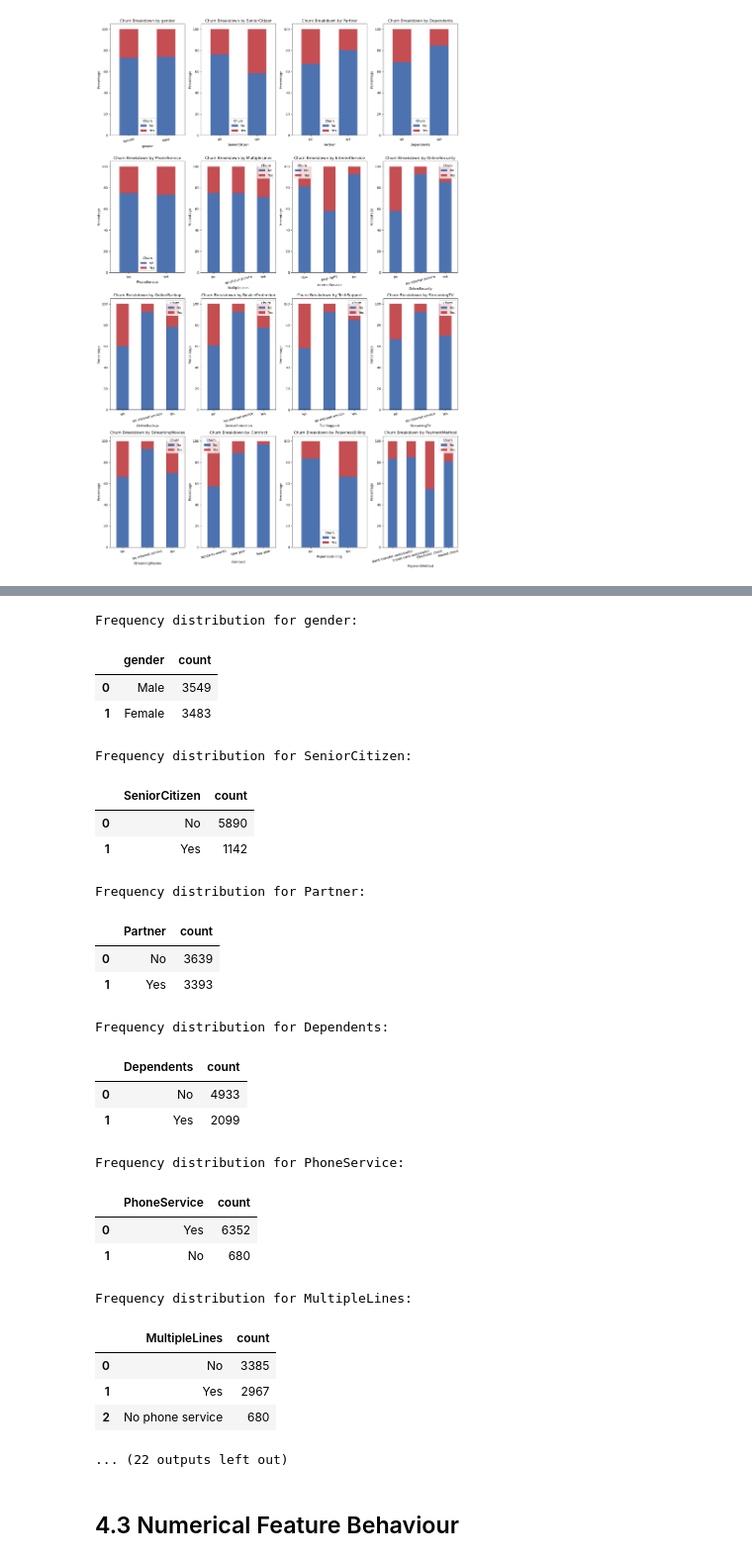
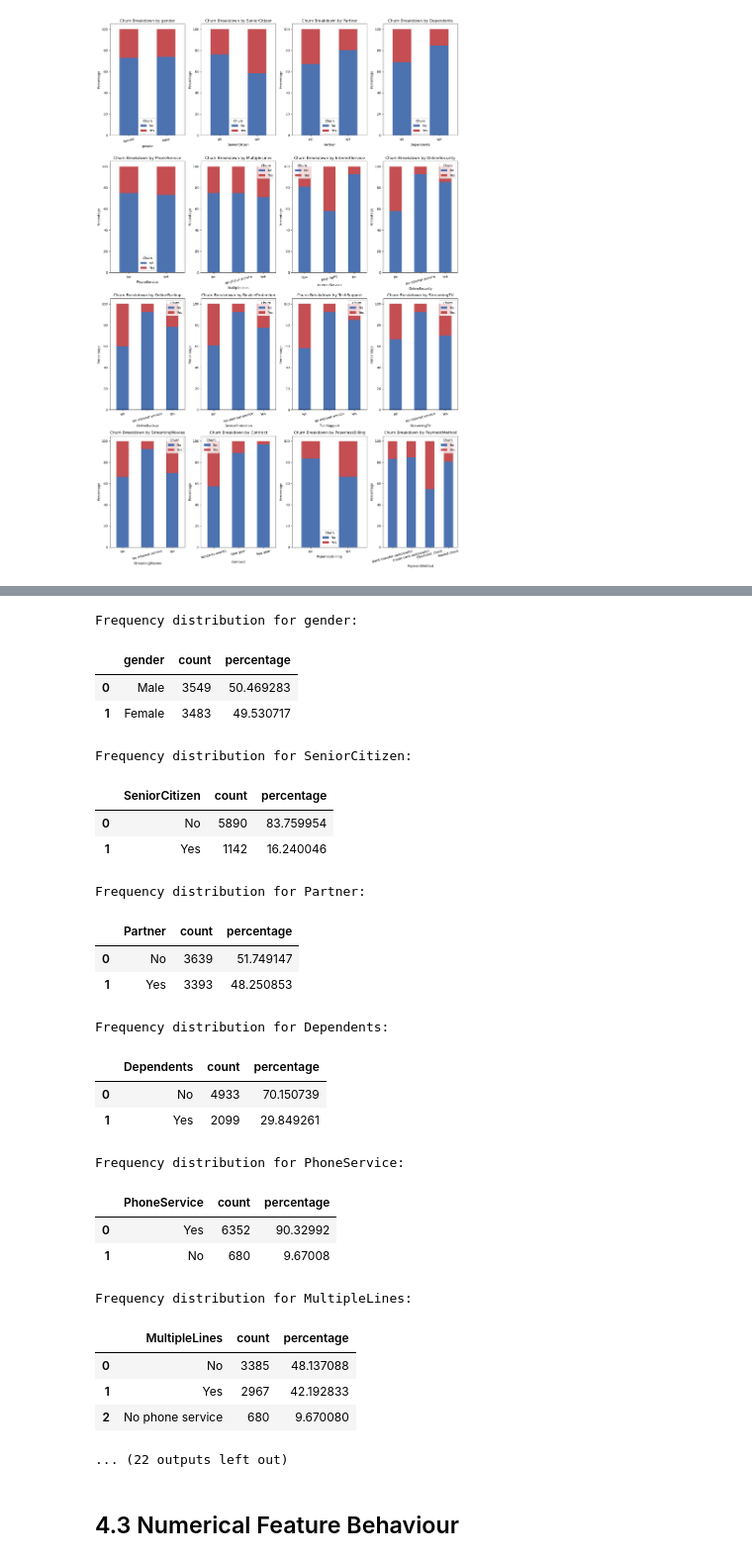
Before and after one commit to raymakoko/Customer-Churning-Prediction, a Jupyter notebook: notebook.ipynb, the cells around one changed output, grey strips where cells are left out. Shown at 99% size. Cells and saved outputs as stored; diff of their text form; code cells hidden in the pictures.

```diff
--- a/notebook.ipynb
+++ b/notebook.ipynb
@@ -300,3 +300,17 @@ plt.tight_layout()
 plt.show()
 # %% [output]
 [figure]
+# %%
+# Loop and calculate percentages
+for col in categorical_cols:
+    print(f"--- Churn Breakdown by {col} ---")
+    percentages = (
+        df.groupby(col)['Churn']
+        .value_counts(normalize=True)
+        .mul(100)
+        .round(2)                     # Rounds to 2 decimal places for neatness
+        .rename('Percentage')
+        .to_frame()                   # Converts to DataFrame for better formatting
+    )
+    display(percentages)
+    print("\n")                       # Adds a blank line between tables
@@ -303,33 +395,36 @@ plt.show()
 # %%
 for col in categorical_cols:
     print(f"\nFrequency distribution for {col}:")
-    display(df[col].value_counts().reset_index().sort_values(by='count', ascending=False))
+    # as percentage of total
+    freq_dist = df[col].value_counts().reset_index()
+    freq_dist['percentage'] = (freq_dist['count'] / freq_dist['count'].sum()) * 100
+    display(freq_dist.sort_values(by='count', ascending=False))
 # %% [output]
 Frequency distribution for gender:
-|  | gender | count |
-| 0 | Male | 3549 |
-| 1 | Female | 3483 |
+|  | gender | count | percentage |
+| 0 | Male | 3549 | 50.469283 |
+| 1 | Female | 3483 | 49.530717 |
 Frequency distribution for SeniorCitizen:
-|  | SeniorCitizen | count |
-| 0 | No | 5890 |
-| 1 | Yes | 1142 |
+|  | SeniorCitizen | count | percentage |
+| 0 | No | 5890 | 83.759954 |
+| 1 | Yes | 1142 | 16.240046 |
 Frequency distribution for Partner:
-|  | Partner | count |
-| 0 | No | 3639 |
-| 1 | Yes | 3393 |
+|  | Partner | count | percentage |
+| 0 | No | 3639 | 51.749147 |
+| 1 | Yes | 3393 | 48.250853 |
 Frequency distribution for Dependents:
-|  | Dependents | count |
-| 0 | No | 4933 |
-| 1 | Yes | 2099 |
+|  | Dependents | count | percentage |
+| 0 | No | 4933 | 70.150739 |
+| 1 | Yes | 2099 | 29.849261 |
 Frequency distribution for PhoneService:
-|  | PhoneService | count |
-| 0 | Yes | 6352 |
-| 1 | No | 680 |
+|  | PhoneService | count | percentage |
+| 0 | Yes | 6352 | 90.32992 |
+| 1 | No | 680 | 9.67008 |
 Frequency distribution for MultipleLines:
-|  | MultipleLines | count |
-| 0 | No | 3385 |
-| 1 | Yes | 2967 |
-| 2 | No phone service | 680 |
+|  | MultipleLines | count | percentage |
+| 0 | No | 3385 | 48.137088 |
+| 1 | Yes | 2967 | 42.192833 |
+| 2 | No phone service | 680 | 9.670080 |
 ... (22 outputs left out)
 # %% [markdown]
 ## 4.3 Numerical Feature Behaviour
```
Also changed, not shown: parts of 9 cells of this notebook.
